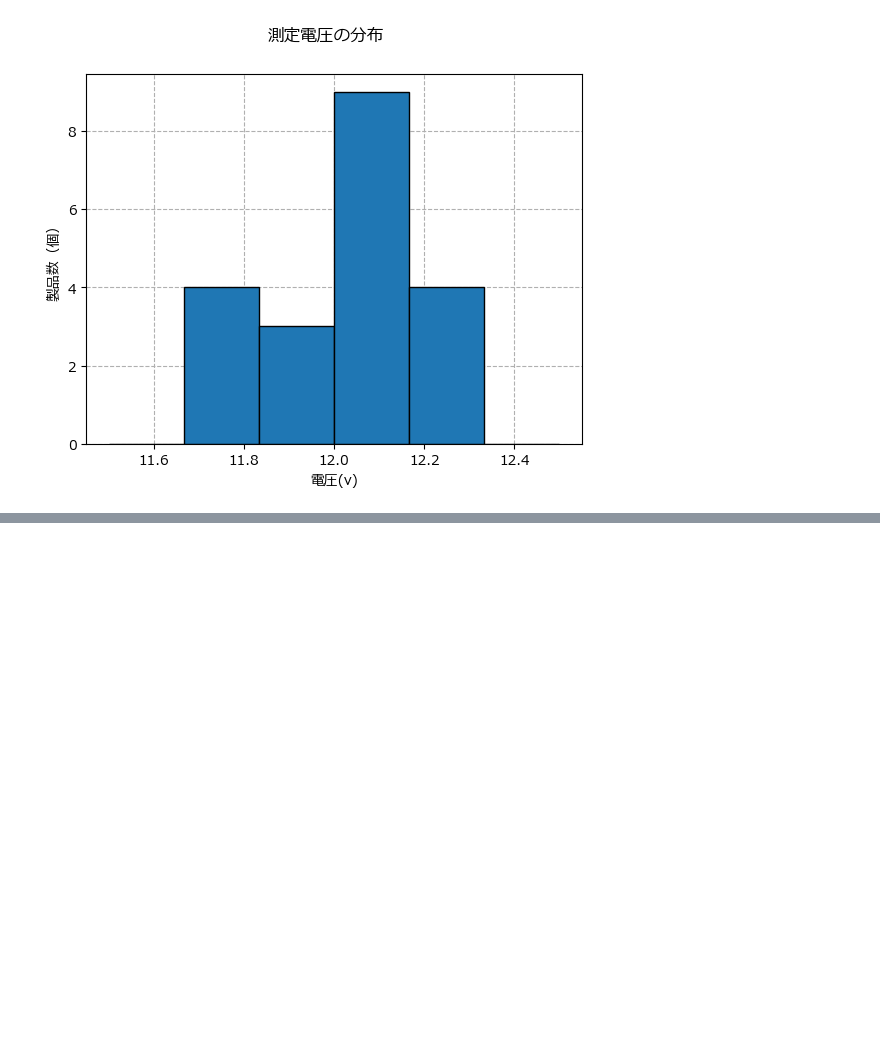
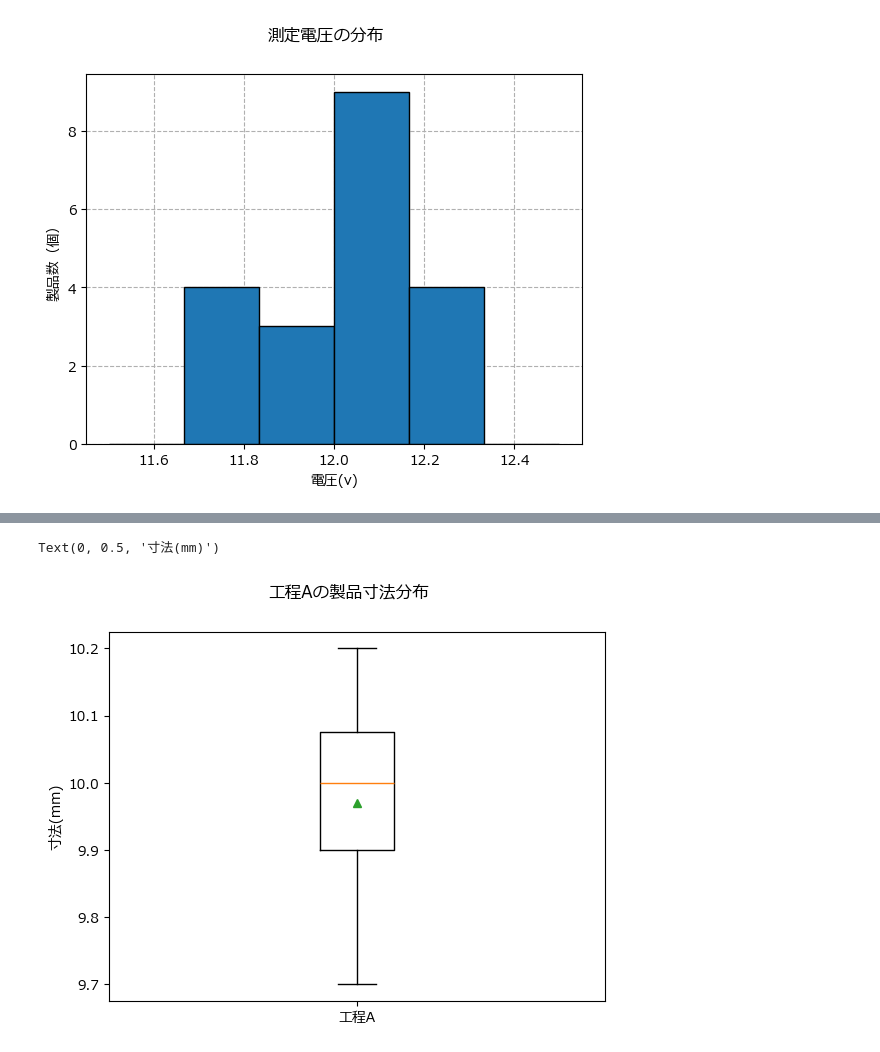
Before and after one commit to kjfarm1225/pyq_practice, a Jupyter notebook: 140_4_hist_box_scatter/140-4_hist_box_scatter.ipynb, the cells around one changed output, grey strips where cells are left out. Drawn from its saved outputs; the diff is of its cells as text; code cells hidden in the pictures; blank space fills up the shorter version.

```diff
--- a/140_4_hist_box_scatter/140-4_hist_box_scatter.ipynb
+++ b/140_4_hist_box_scatter/140-4_hist_box_scatter.ipynb
@@ -91,0 +148,17 @@ plt.show()
+# %%
+plt.rcParams["font.family"] = "Meiryo"
+# %%
+sizes_a = [9.8, 10.0, 10.1, 9.9, 10.2,
+           10.0, 9.7, 10.1, 10.0, 9.9]
+# %%
+fig, ax = plt.subplots()
+
+ax.boxplot(sizes_a,
+           showmeans=True,
+           tick_labels=["工程A"])
+
+fig.suptitle("工程Aの製品寸法分布")
+ax.set_ylabel("寸法(mm)")
+# %% [output]
+Text(0, 0.5, '寸法(mm)')
+[figure, added]
```
Also changed, not shown: parts of 9 cells of this notebook.
